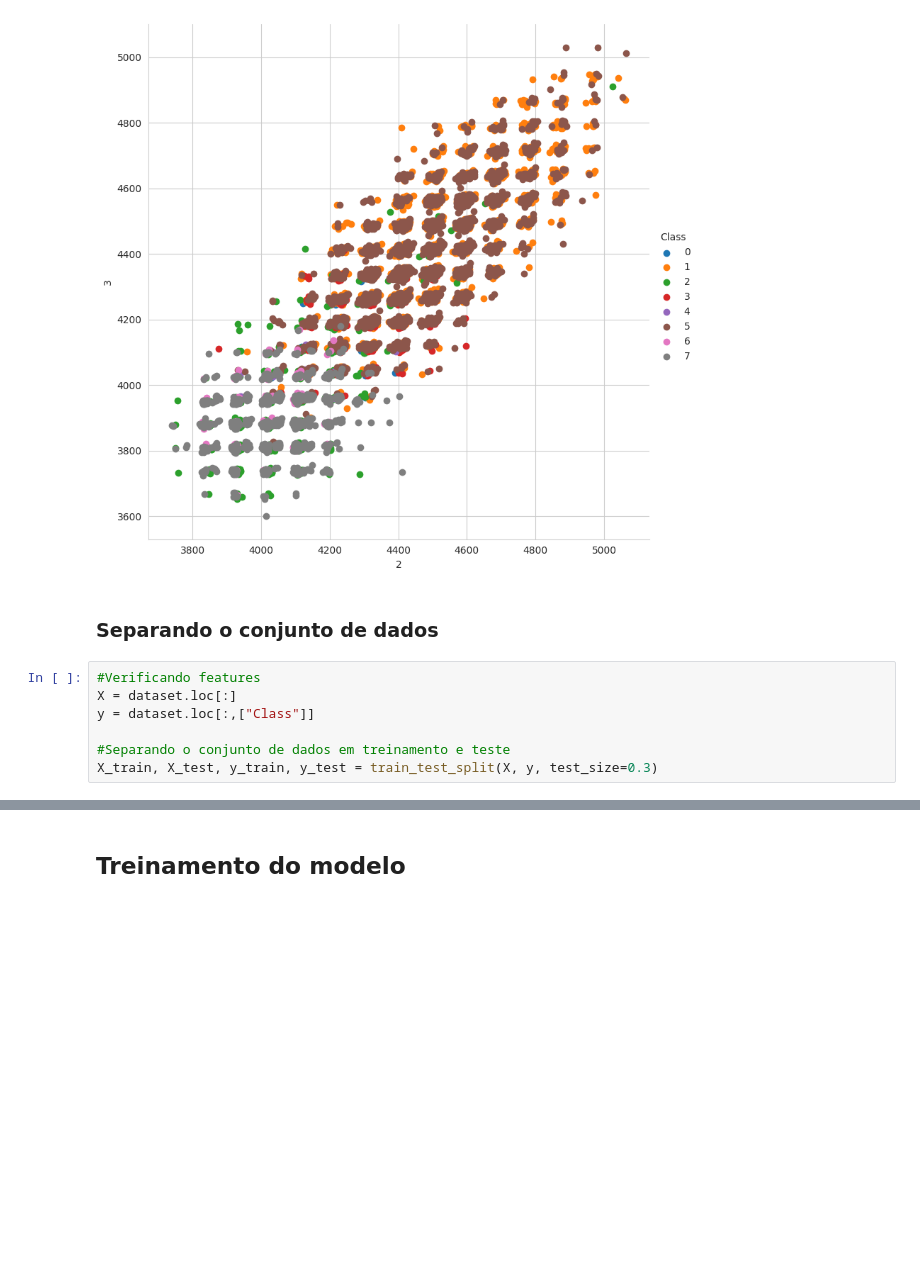
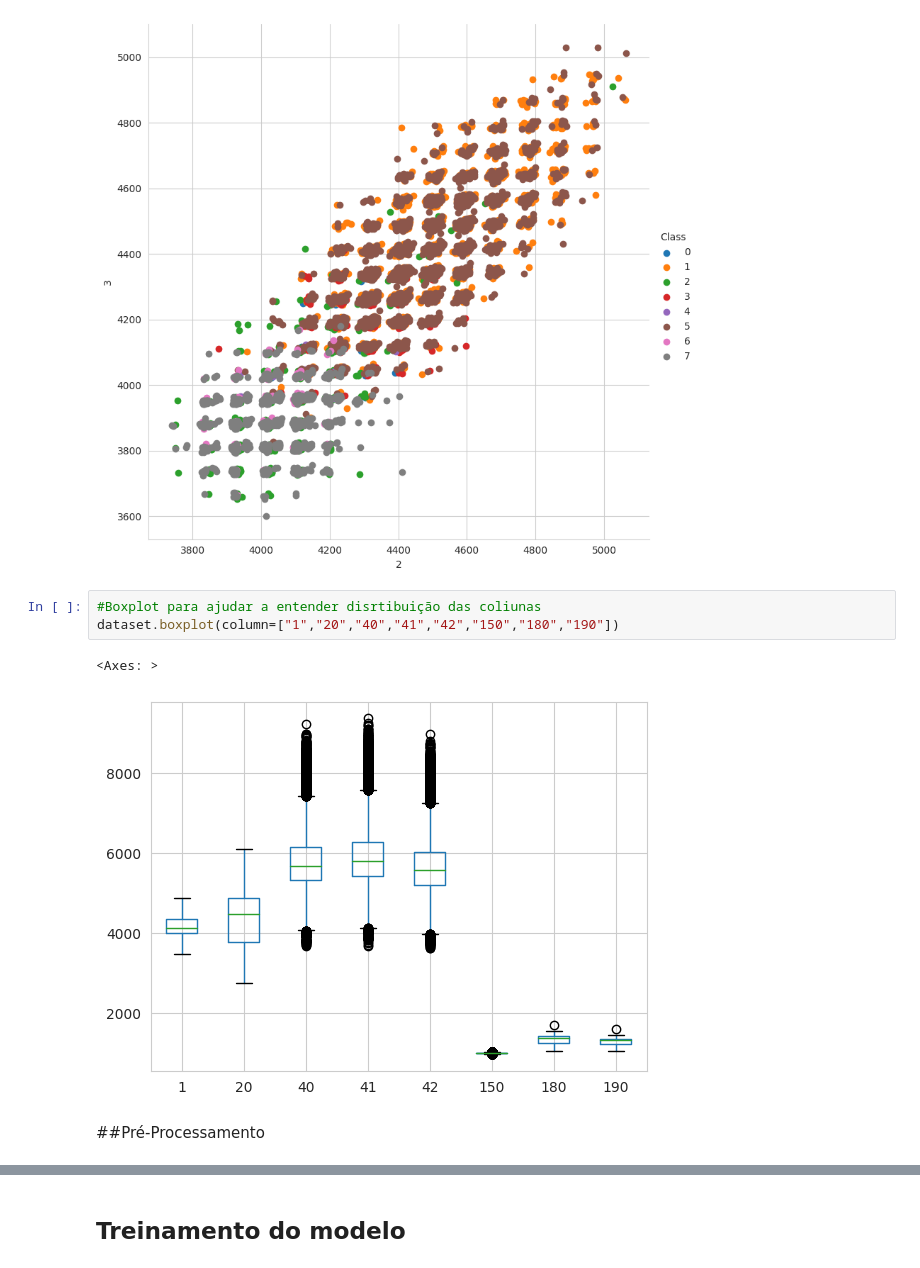
Before and after one commit to RenanSerraC/Machine_Learning_PES, a Jupyter notebook: 01 - knn.ipynb, the cells around one changed output, grey strips where cells are left out. Drawn from its saved outputs; the diff is of its cells as text; blank space fills up the shorter version.

```diff
--- a/01 - knn.ipynb
+++ b/01 - knn.ipynb
@@ -84,12 +72,11 @@ sns.FacetGrid(dataset, hue ="Class",
 # %% [output]
 <seaborn.axisgrid.FacetGrid at 0x...>
 [figure]
-# %% [markdown]
-### Separando o conjunto de dados
-# %%
-#Verificando features
-X = dataset.loc[:]
-y = dataset.loc[:,["Class"]]
-
-#Separando o conjunto de dados em treinamento e teste
-X_train, X_test, y_train, y_test = train_test_split(X, y, test_size=0.3)
+# %%
+#Boxplot para ajudar a entender disrtibuição das coliunas
+dataset.boxplot(column=["1","20","40","41","42","150","180","190"])
+# %% [output]
+<Axes: >
+[figure, added]
+# %% [markdown]
+##Pré-Processamento
```
Also changed, not shown: parts of 23 cells of this notebook.
